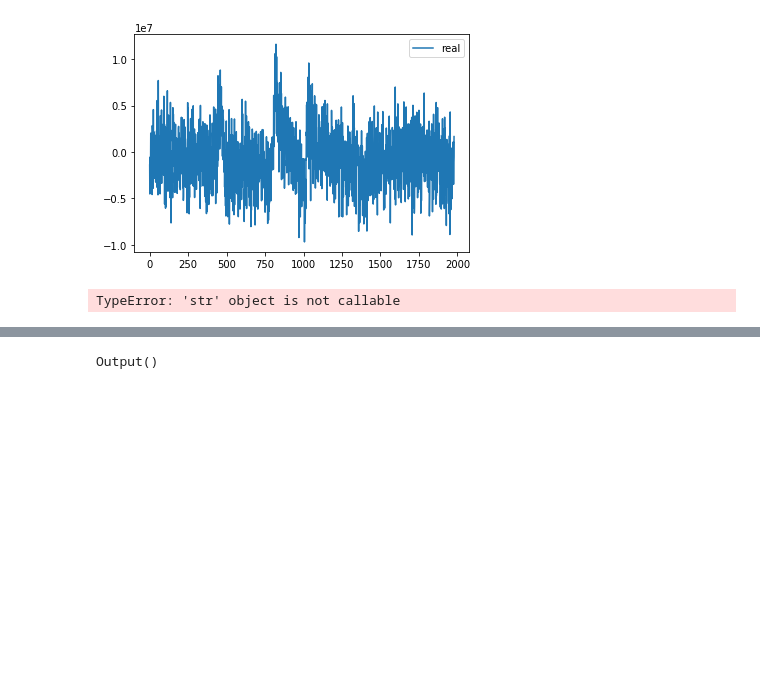
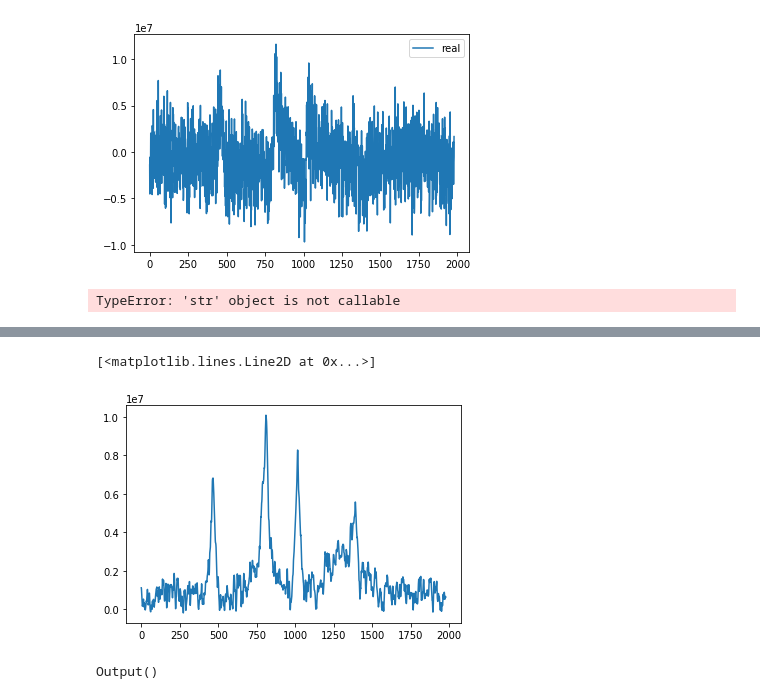
Before and after one commit to mehipour/p31_data_processing, a Jupyter notebook: nmr_analysis_p31.ipynb, the cells around one changed output, grey strips where cells are left out. Cells and saved outputs as stored; diff of their text form; code cells hidden in the pictures; blank space fills up the shorter version.

```diff
--- a/nmr_analysis_p31.ipynb
+++ b/nmr_analysis_p31.ipynb
@@ -88,3 +90,17 @@ plt.show()
+# %%
+from BaselineRemoval import BaselineRemoval
+
+input_array = np.real(a.phased_spectrum)
+polynomial_degree=32 #only needed for Modpoly and IModPoly algorithm
+
+baseObj=BaselineRemoval(input_array)
+Modpoly_output=baseObj.ModPoly(polynomial_degree)
+Imodpoly_output=baseObj.IModPoly(polynomial_degree)
+Zhangfit_output=baseObj.ZhangFit()
+plt.plot(Zhangfit_output)
+# %% [output]
+[<matplotlib.lines.Line2D at 0x...>]
+[figure, added]
 # %%
 # phase spectrum, used for itneractive phasing
 def phase_spectrum(ph0, ph1):
```
Also changed, not shown: parts of 2 cells of this notebook.
